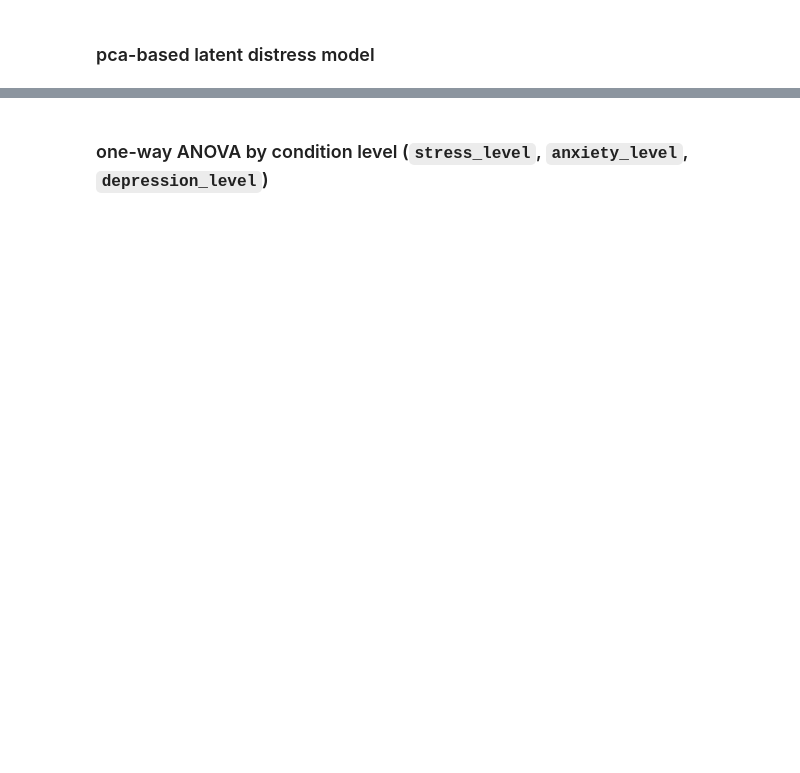
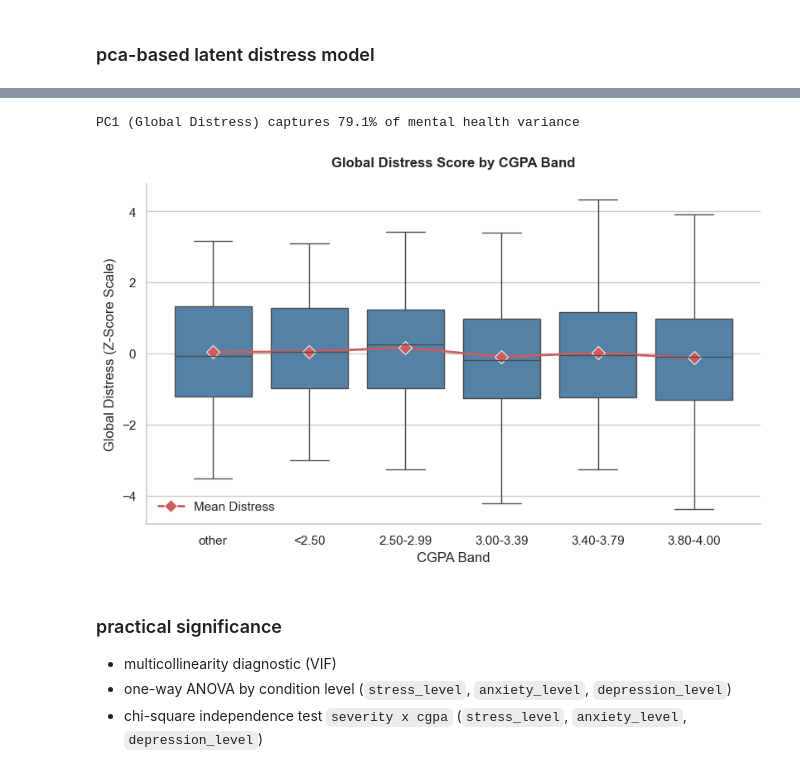
Before and after one commit to manuuu13/data7001_group15_project, a Jupyter notebook: mhp/cda.ipynb, the cells around one changed output, grey strips where cells are left out. Saved outputs shown, nothing was run; the diff lists cells and outputs as text; code cells hidden in the pictures; blank space fills up the shorter version.

```diff
--- a/mhp/cda.ipynb
+++ b/mhp/cda.ipynb
@@ -484,0 +327,48 @@ PC1 explained variance ratio: 0.790
+# %%
+pca = PCA(n_components=1)
+pc1 = pca.fit_transform(X_num).ravel()
+
+if np.corrcoef(pc1, df_clean["stress_z_score"])[0, 1] < 0:
+    pc1 = pc1 * -1
+
+df_clean["mh_distress_pc1"] = pc1
+print(
+    f"PC1 (Global Distress) captures {pca.explained_variance_ratio_[0]*100:.1f}% of mental health variance"
+)
+
+fig, ax = plt.subplots(figsize=(8, 5), constrained_layout=True)
+means = (
+    df_clean.groupby(OUTCOME_COL, observed=True)["mh_distress_pc1"]
+    .mean()
+    .reset_index()
+)
+
+sns.boxplot(
+    data=df_clean,
+    x=OUTCOME_COL,
+    y="mh_distress_pc1",
+    color=COLOR_PRIMARY,
+    ax=ax,
+    showfliers=False,
+)
+sns.lineplot(
+    data=means,
+    x=OUTCOME_COL,
+    y="mh_distress_pc1",
+    color=COLOR_NEGATIVE,
+    marker="D",
+    markersize=8,
+    linewidth=2,
+    label="Mean Distress",
+    ax=ax,
+)
+
+ax.set_title("Global Distress Score by CGPA Band", fontweight="bold", pad=15)
+ax.set_xlabel("CGPA Band")
+ax.set_ylabel("Global Distress (Z-Score Scale)")
+ax.legend(frameon=False, loc="lower left")
+
+plt.show()
+# %% [output]
+PC1 (Global Distress) captures 79.1% of mental health variance
+[figure, added]
@@ -485,2 +381,6 @@ PC1 explained variance ratio: 0.790
 # %% [markdown]
-### one-way ANOVA by condition level (`stress_level`, `anxiety_level`, `depression_level`)
+### practical significance
+
+- multicollinearity diagnostic (VIF)
+- one-way ANOVA by condition level (`stress_level`, `anxiety_level`, `depression_level`)
+- chi-square independence test `severity x cgpa` (`stress_level`, `anxiety_level`, `depression_level`)
```
Also changed, not shown: parts of 31 cells of this notebook, 18 other files.
